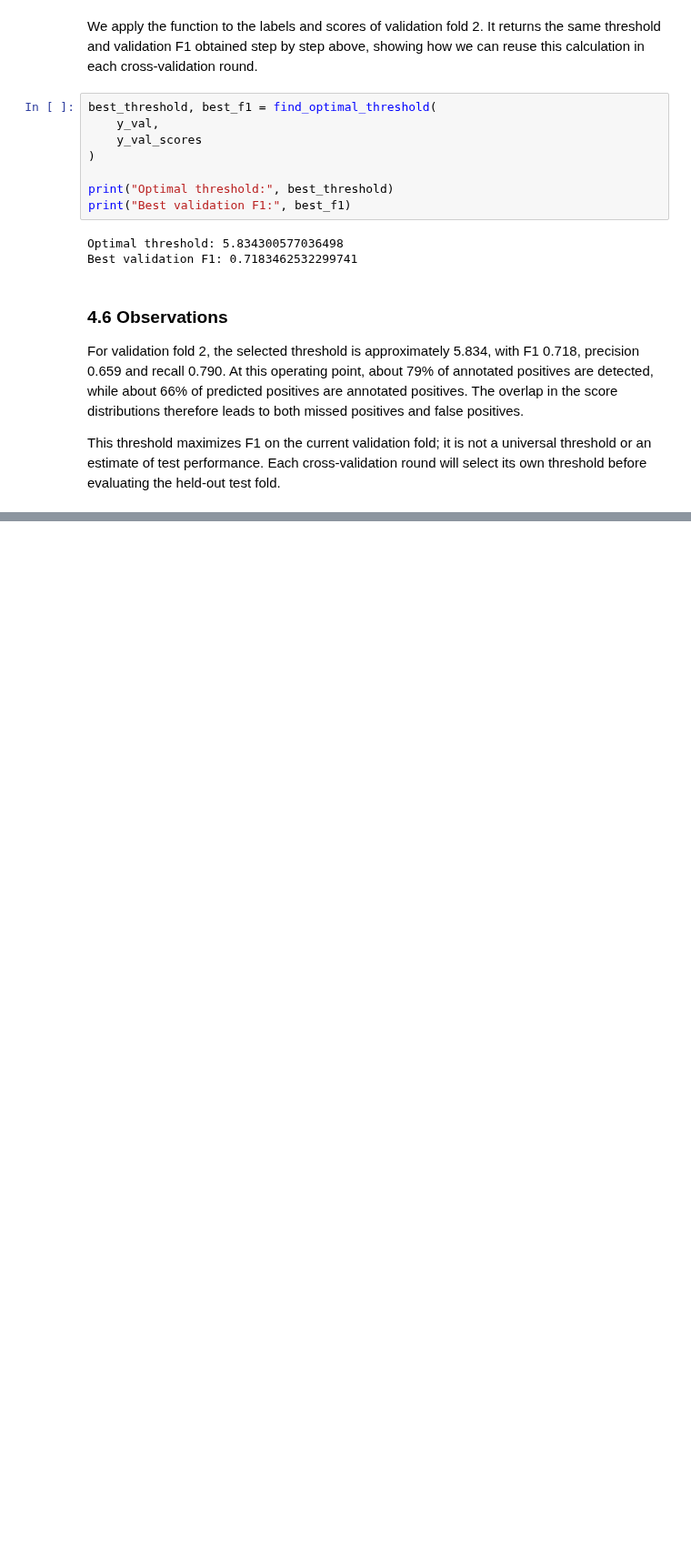
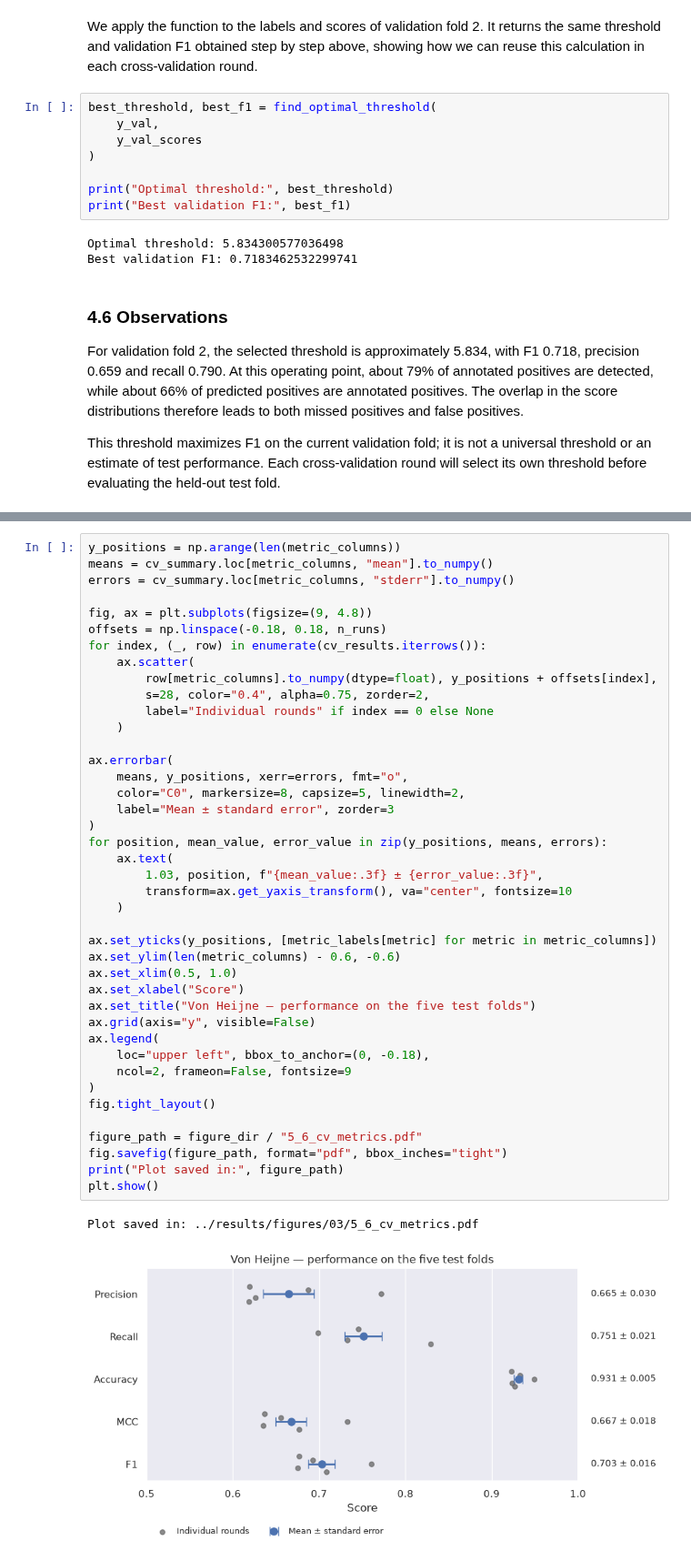
Before and after one commit to bioinformatikk/LB2_project_Group_10, a Jupyter notebook: notebooks/03_von_heijne_method.ipynb, the cells around one changed output, grey strips where cells are left out. Shown at 91% size. Saved outputs shown, nothing was run; the diff lists cells and outputs as text; blank space fills up the shorter version.

```diff
--- a/notebooks/03_von_heijne_method.ipynb
+++ b/notebooks/03_von_heijne_method.ipynb
@@ -483,0 +696,44 @@ We will calculate Precision, Recall, Accuracy, MCC and F1 on each test fold, the
+# %%
+y_positions = np.arange(len(metric_columns))
+means = cv_summary.loc[metric_columns, "mean"].to_numpy()
+errors = cv_summary.loc[metric_columns, "stderr"].to_numpy()
+
+fig, ax = plt.subplots(figsize=(9, 4.8))
+offsets = np.linspace(-0.18, 0.18, n_runs)
+for index, (_, row) in enumerate(cv_results.iterrows()):
+    ax.scatter(
+        row[metric_columns].to_numpy(dtype=float), y_positions + offsets[index],
+        s=28, color="0.4", alpha=0.75, zorder=2,
+        label="Individual rounds" if index == 0 else None
+    )
+
+ax.errorbar(
+    means, y_positions, xerr=errors, fmt="o",
+    color="C0", markersize=8, capsize=5, linewidth=2,
+    label="Mean ± standard error", zorder=3
+)
+for position, mean_value, error_value in zip(y_positions, means, errors):
+    ax.text(
+        1.03, position, f"{mean_value:.3f} ± {error_value:.3f}",
+        transform=ax.get_yaxis_transform(), va="center", fontsize=10
+    )
+
+ax.set_yticks(y_positions, [metric_labels[metric] for metric in metric_columns])
+ax.set_ylim(len(metric_columns) - 0.6, -0.6)
+ax.set_xlim(0.5, 1.0)
+ax.set_xlabel("Score")
+ax.set_title("Von Heijne — performance on the five test folds")
+ax.grid(axis="y", visible=False)
+ax.legend(
+    loc="upper left", bbox_to_anchor=(0, -0.18),
+    ncol=2, frameon=False, fontsize=9
+)
+fig.tight_layout()
+
+figure_path = figure_dir / "5_6_cv_metrics.pdf"
+fig.savefig(figure_path, format="pdf", bbox_inches="tight")
+print("Plot saved in:", figure_path)
+plt.show()
+# %% [output]
+Plot saved in: ../results/figures/03/5_6_cv_metrics.pdf
+[figure, added]
```
Also changed, not shown: parts of 22 cells of this notebook, 9 other files.
